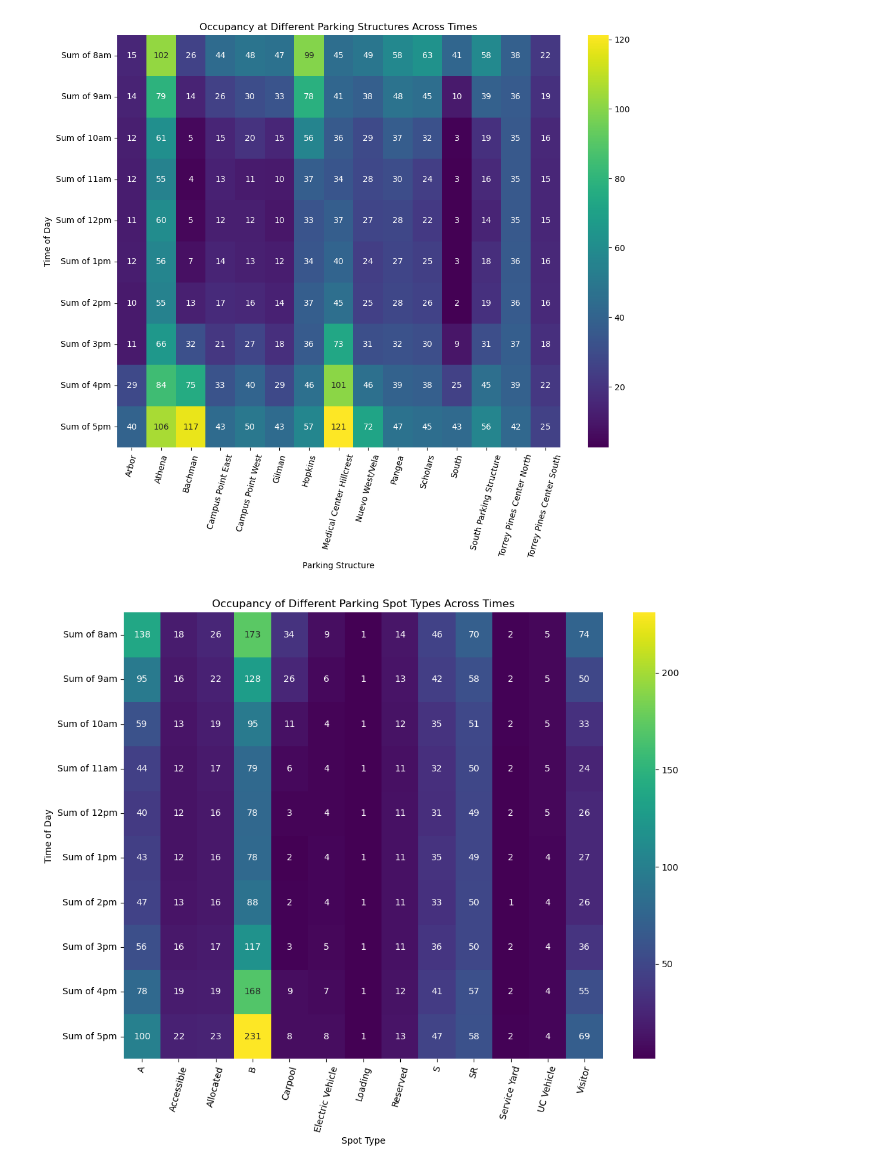
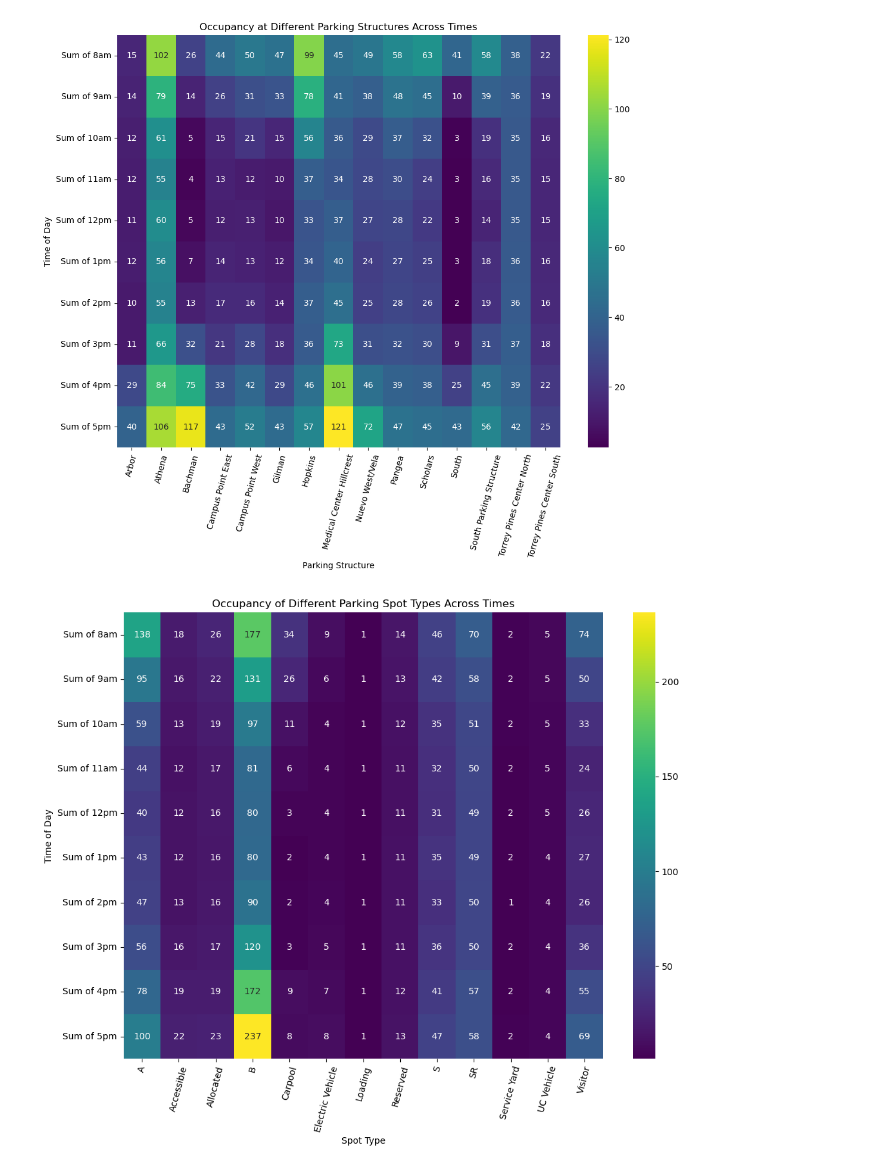
Before and after one commit to DanielJu0925/math189_project, a Jupyter notebook: data_process.ipynb, the cells around one changed output. Saved outputs shown, nothing was run; the diff lists cells and outputs as text; code cells hidden in the pictures.

```diff
--- a/data_process.ipynb
+++ b/data_process.ipynb
@@ -230,21 +230,21 @@ plt.show()
 [figure]
 # %%
 #heatmap of parking occupancies across times vs. space types
-df_filtered = df_filtered[df_filtered['SpaceType'].notna() & (df_filtered['SpaceType'] != '')]
+df_filtered = df[df['SpaceType'].notna() & (df['SpaceType'] != '')]
 
 occupancy_data = df_filtered.groupby('SpaceType')[times].mean().T
 occupancy_data
 
 #alignment of parkign structure labels is off due to a matplotlib bug
 plt.figure(figsize=(12, 9))
 sns.heatmap(occupancy_data, cmap="viridis", annot=True, fmt=".0f")
 plt.title('Occupancy of Different Parking Spot Types Across Times')
 plt.xlabel('Spot Type')
 plt.ylabel('Time of Day')
 plt.xticks(rotation=75)
 plt.show()
 # %% [output]
-[figure, old version]
+[figure, new version]
 # %%
 # Filter for space type B
 df_type_b = df[df['SpaceType'] == 'B']
```
Also changed, not shown: parts of 4 cells of this notebook.
